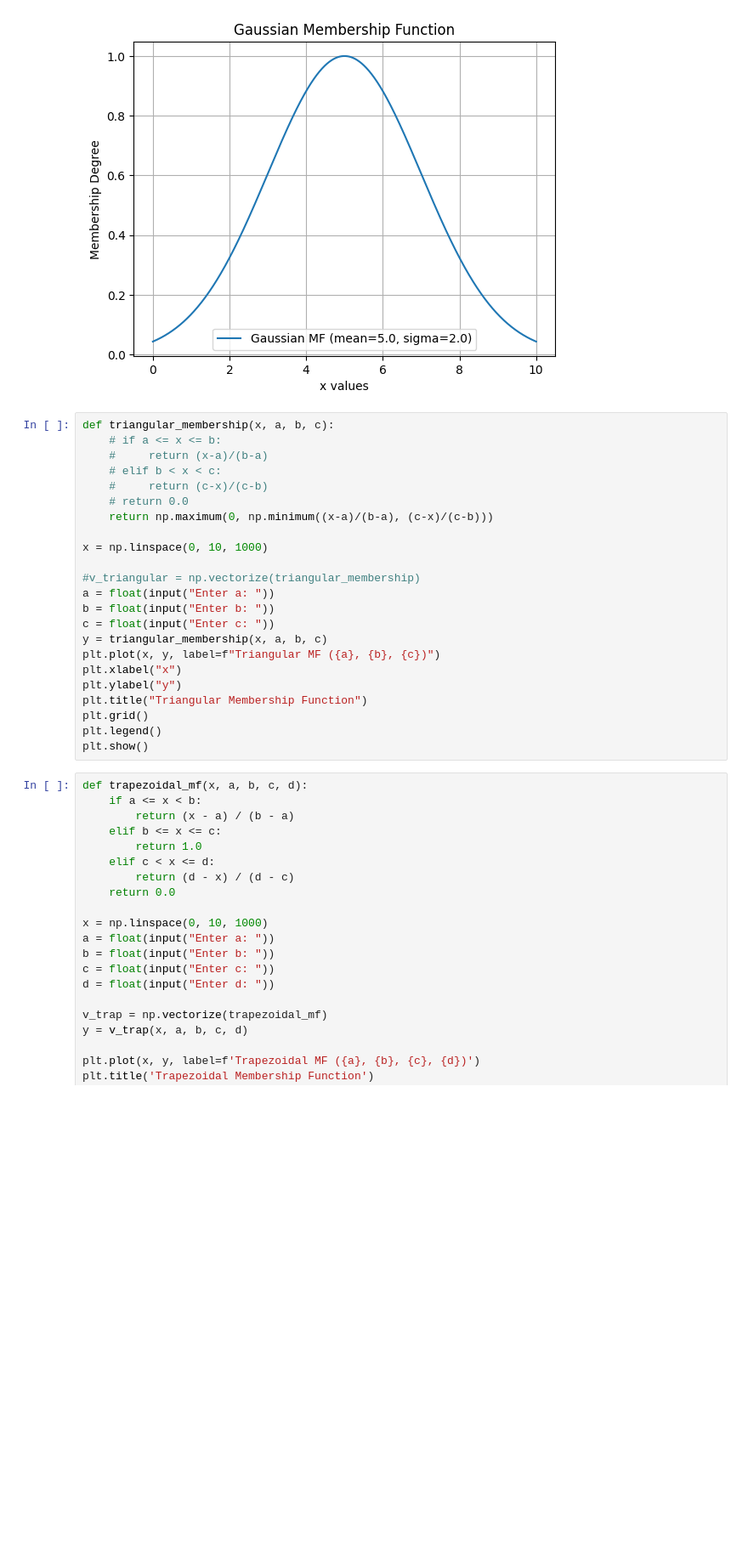
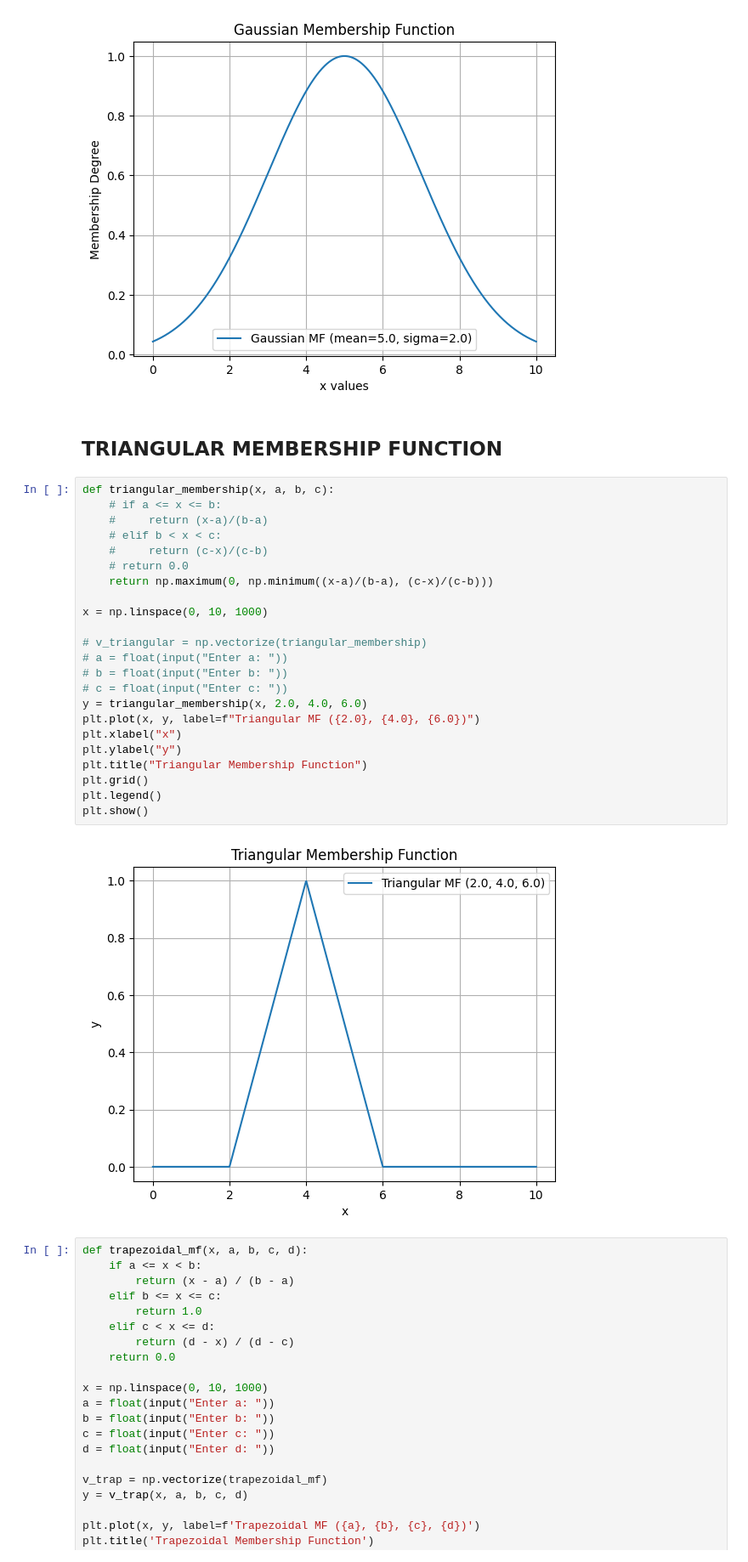
Before and after one commit to Thorfinn05/Soft-Computing, a Jupyter notebook: Fuzzy Membership Function/Fuzzy-Membership-Function.ipynb, the cells around one changed output. Shown at 85% size. Cells and saved outputs as stored; diff of their text form; blank space fills up the shorter version.

```diff
--- a/Fuzzy Membership Function/Fuzzy-Membership-Function.ipynb
+++ b/Fuzzy Membership Function/Fuzzy-Membership-Function.ipynb
@@ -22,29 +22,33 @@ plt.grid()
 plt.show()
 # %% [output]
 [figure]
+# %% [markdown]
+<h2>TRIANGULAR MEMBERSHIP FUNCTION</h2>
 # %%
 def triangular_membership(x, a, b, c):
     # if a <= x <= b:
     #     return (x-a)/(b-a)
     # elif b < x < c:
     #     return (c-x)/(c-b)
     # return 0.0
     return np.maximum(0, np.minimum((x-a)/(b-a), (c-x)/(c-b)))
 
 x = np.linspace(0, 10, 1000)
 
-#v_triangular = np.vectorize(triangular_membership)
-a = float(input("Enter a: "))
-b = float(input("Enter b: "))
-c = float(input("Enter c: "))
-y = triangular_membership(x, a, b, c)
-plt.plot(x, y, label=f"Triangular MF ({a}, {b}, {c})")
+# v_triangular = np.vectorize(triangular_membership)
+# a = float(input("Enter a: "))
+# b = float(input("Enter b: "))
+# c = float(input("Enter c: "))
+y = triangular_membership(x, 2.0, 4.0, 6.0)
+plt.plot(x, y, label=f"Triangular MF ({2.0}, {4.0}, {6.0})")
 plt.xlabel("x")
 plt.ylabel("y")
 plt.title("Triangular Membership Function")
 plt.grid()
 plt.legend()
 plt.show()
+# %% [output]
+[figure, added]
 # %%
 def trapezoidal_mf(x, a, b, c, d):
     if a <= x < b:
```
